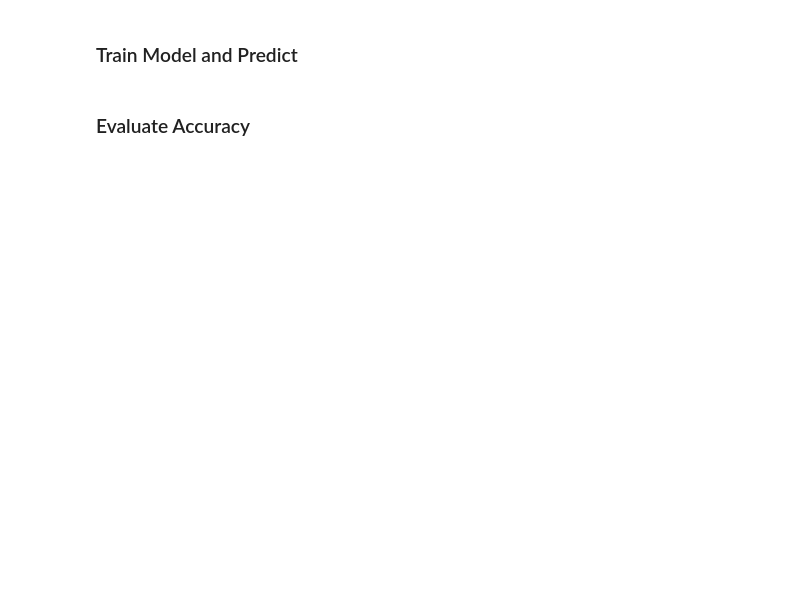
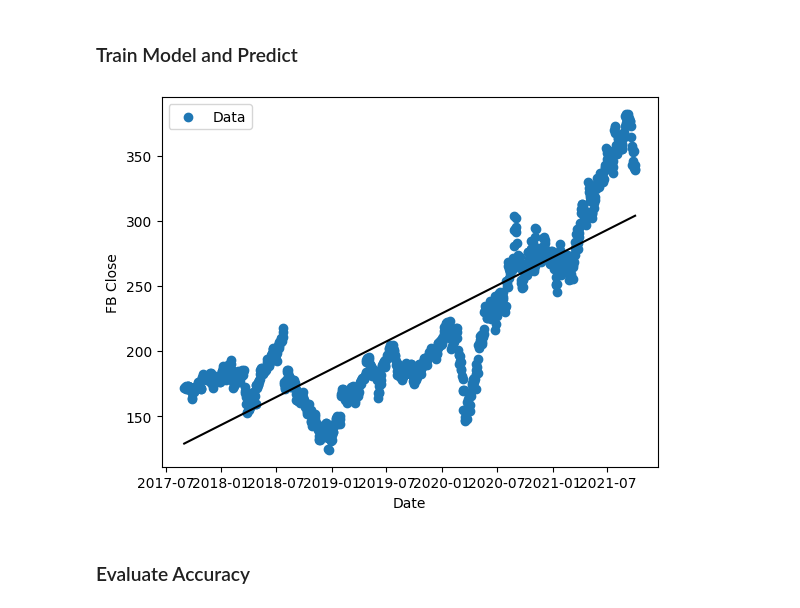
Before and after one commit to duckgrammer/Facebook-Stocks-ML, a Jupyter notebook: Facebook Stocks.ipynb, the cells around one changed output. Drawn from its saved outputs; the diff is of its cells as text; code cells hidden in the pictures; blank space fills up the shorter version.

```diff
--- a/Facebook Stocks.ipynb
+++ b/Facebook Stocks.ipynb
@@ -82,0 +68,6 @@ FB_dataframe
+# %%
+#Datetime
+FB_dataframe.dropna(inplace=True)
+FB_dataframe['ordinal'] = FB_dataframe['Date'].apply(lambda x: x.toordinal())
+
+FB_dataframe
@@ -109,4 +114,31 @@ i.add_legend()
 # %% [markdown]
 ### Train Model and Predict
+# %%
+# Simple Linear Regression using FB Closing Price vs. Datetime
+# (https://www.w3schools.com/python/python_ml_multiple_regression.asp)
+from sklearn import linear_model
+import datetime as dt
+
+X = FB_dataframe[['ordinal']]
+y = FB_dataframe['FB Close']
+
+regr = linear_model.LinearRegression()
+regr.fit(X.values, y.values)
+# plot data
+fig, ax = plt.subplots()
+ax.scatter(FB_dataframe['Date'], FB_dataframe['FB Close'], label='Data')
+ax.set_xlabel('Date')
+ax.set_ylabel('FB Close')
+ax.legend()
+
+# plot pred
+date_range = pd.date_range(start='2017-08-31', end='2021-10-01', freq='D')
+ordinal_range = date_range.to_series().apply(lambda date: date.toordinal())
+y_pred = regr.predict(ordinal_range.to_numpy().reshape(-1, 1))
+ax.plot(date_range, y_pred, color='k')
+
+plt.show()
+# %% [output]
+[figure, added]
 # %% [markdown]
 ### Evaluate Accuracy
```
Also changed, not shown: parts of 11 cells of this notebook.
